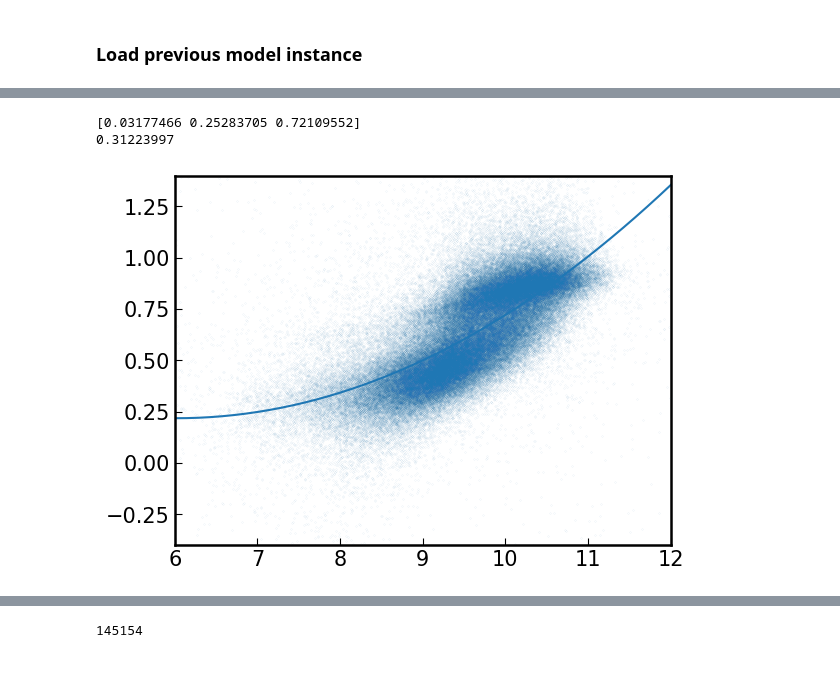
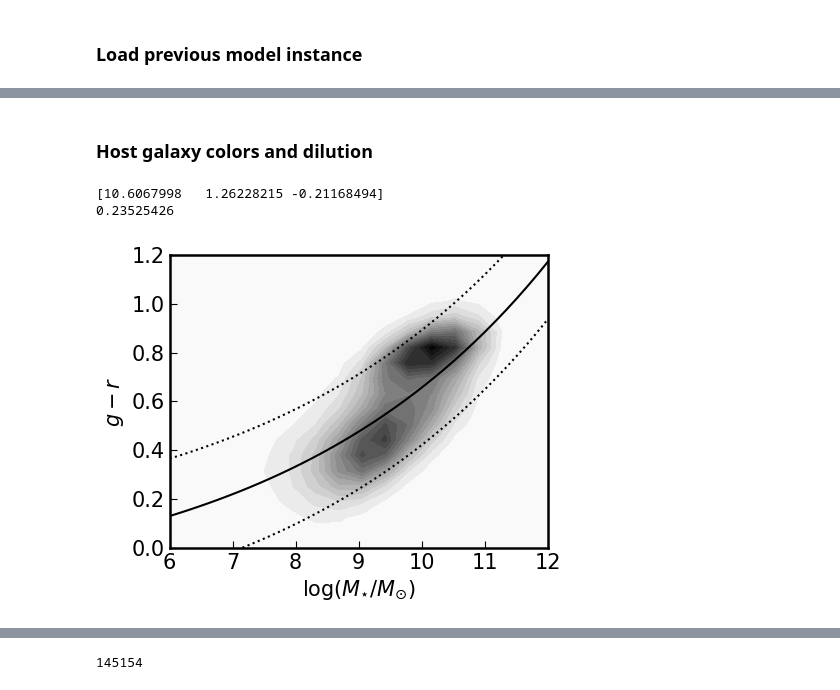
Before and after one commit to burke86/imbh_forecast, a Jupyter notebook: forecast.ipynb, the cells around one changed output, grey strips where cells are left out. Cells and saved outputs as stored; diff of their text form; code cells hidden in the pictures.

```diff
--- a/forecast.ipynb
+++ b/forecast.ipynb
@@ -122,3 +134,5 @@ for key in keys:
+# %% [markdown]
+### Host galaxy colors and dilution
 # %%
 from astropy.io import fits
 from astropy.coordinates import SkyCoord
@@ -126,25 +140,60 @@ from astropy.coordinates import SkyCoord
 hdul_nsa = fits.open('/data3/nsa_v0_1_2.fits') ## OLD VERSION!
 data_nsa = hdul_nsa[1].data
 # %%
-g = 22.5 - 2.5*np.log10(data_nsa['SERSICFLUX'][:,3]) # g
-r = 22.5 - 2.5*np.log10(data_nsa['SERSICFLUX'][:,4]) # r
+from scipy.optimize import curve_fit
+
+
+g = 22.5 - 2.5*np.log10(data_nsa['PETROFLUX'][:,3]) # g
+r = 22.5 - 2.5*np.log10(data_nsa['PETROFLUX'][:,4]) # r
 stellar_mass = data_nsa['MASS']
+
+
+# Define the fitting function
+def func(x, a, b, c):
+    x = x-a
+    return b**x + c
+
+fig, ax = plt.subplots(1, 1, figsize=(5, 4))
 
 mask_na = np.isfinite(stellar_mass) & np.isfinite(g-r)
 
-plt.scatter(np.log10(stellar_mass), g-r, s=0.001)
-plt.ylim([-0.4, 1.4])
-plt.xlim([6, 12])
+xx, yy = np.mgrid[5:12:20j, 0:1.2:20j]
+positions = np.vstack([xx.ravel(), yy.ravel()])
+values = np.vstack([np.log10(stellar_mass)[mask_na], (g-r)[mask_na]])
+kernel = st.gaussian_kde(values)
+f = np.reshape(kernel(positions).T, xx.shape)
 
-p = np.polyfit(np.log10(stellar_mass[mask_na])-10, (g-r)[mask_na], 2)
-x = np.linspace(5, 12)
-plt.plot(x,np.polyval(p, x-10))
+cfset = ax.contourf(xx, yy, f, levels=20, cmap='binary')
+
+#ax.scatter(np.log10(stellar_mass), g-r, s=0.001, color='gray')
+ax.set_ylim([0.0, 1.2])
+ax.set_xlim([6, 12])
+
+#p = np.polyfit(np.log10(stellar_mass[mask_na])-10, (g-r)[mask_na], 2)
+p, pcov = curve_fit(func, np.log10(stellar_mass[mask_na]), (g-r)[mask_na])
+x = np.linspace(4, 12)
+#ax.plot(x, np.polyval(p, x-10), color='k')
+ax.plot(x, func(x, *p), color='k')
 
 print(p)
 
-res = g-r - np.polyval(p, np.log10(stellar_mass)-10)
-print(np.nanstd(res[mask_na]))
+#res = (g-r)[[mask_na]] - np.polyval(p, np.log10(stellar_mass[mask_na])-10)
+res = (g-r)[[mask_na]] - func(np.log10(stellar_mass[mask_na]), *p)
+
+rms = np.nanstd(res)
+print(np.nanstd(res))
+
+#ax.plot(x, np.polyval(p, x-10)-rms, color='k', linestyle='dotted')
+#ax.plot(x, np.polyval(p, x-10)+rms, color='k', linestyle='dotted')
+ax.plot(x, func(x, *p) - rms, color='k', linestyle='dotted')
+ax.plot(x, func(x, *p) + rms, color='k', linestyle='dotted')
+
+ax.set_ylabel(r'$g - r$')
+ax.set_xlabel(r'$\log(M_{\star}/M_{\odot})$')
+
+fig.tight_layout()
+fig.savefig('color.pdf', dpi=300)
 # %% [output]
-[0.03177466 0.25283705 0.72109552]
-0.31223997
+[10.6067998   1.26228215 -0.21168494]
+0.23525426
-[figure, old version]
+[figure, new version]
```
Also changed, not shown: parts of 48 cells of this notebook, 1 other file.
